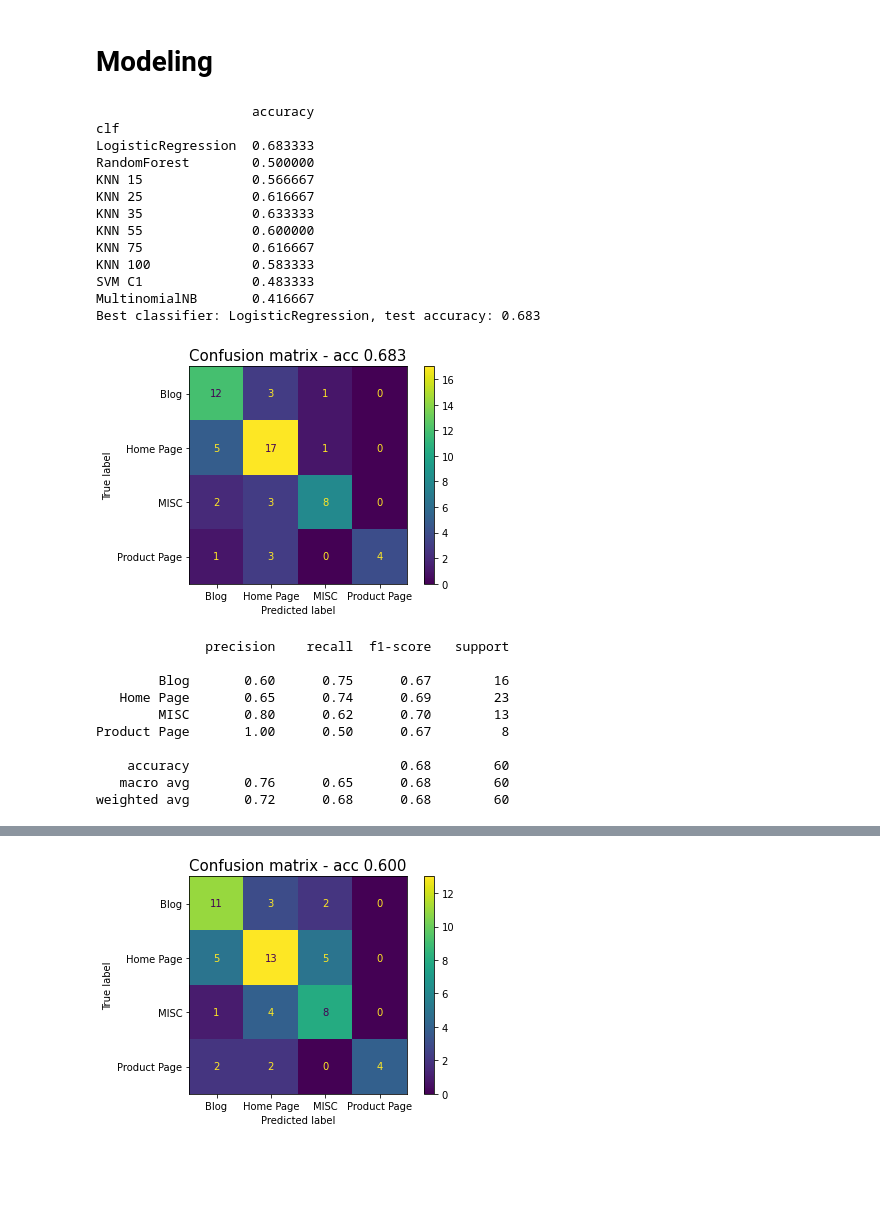
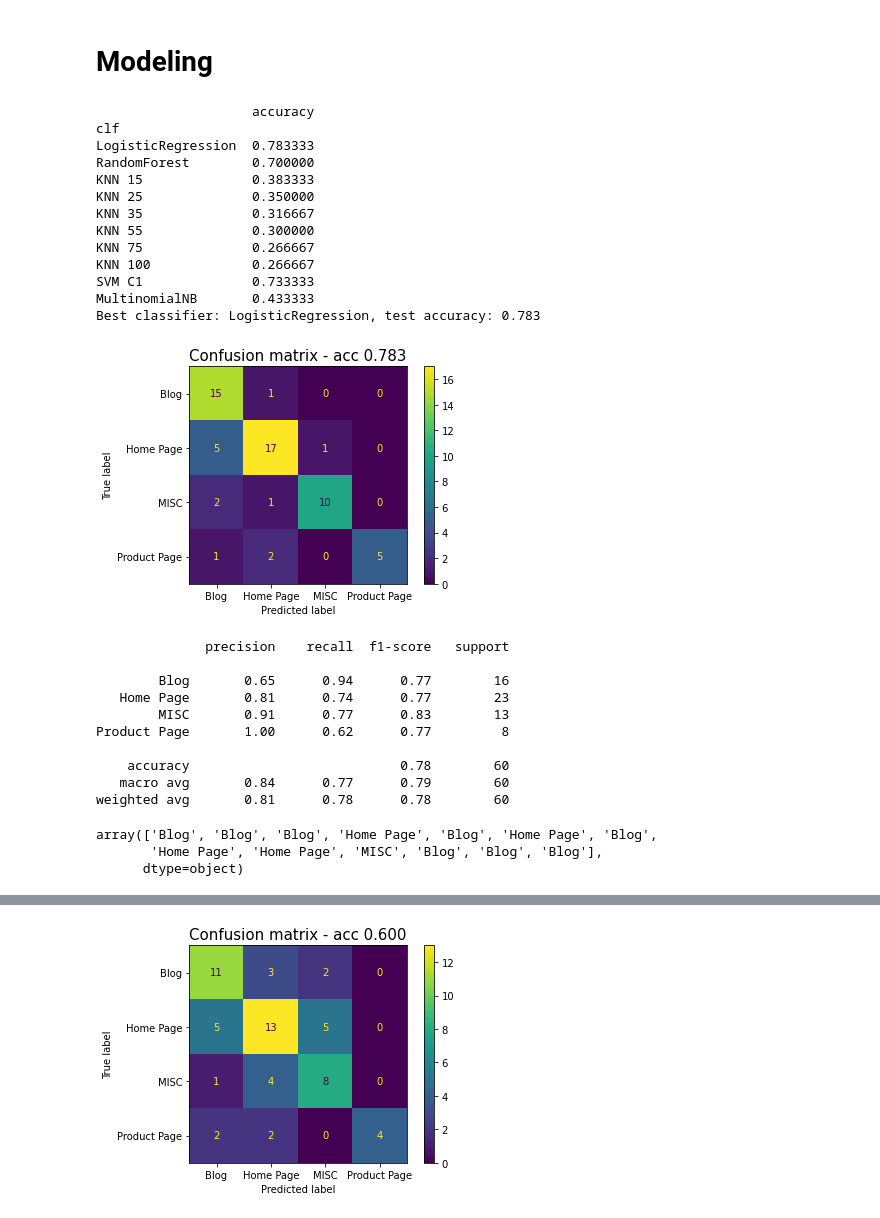
Before and after one commit to hmatzner/text-classification, a Jupyter notebook: url_classification.ipynb, the cells around one changed output, grey strips where cells are left out. Drawn from its saved outputs; the diff is of its cells as text; code cells hidden in the pictures; blank space fills up the shorter version.

Commit message:
acc improved by 10% by working with full text instead of summary

```diff
--- a/url_classification.ipynb
+++ b/url_classification.ipynb
@@ -140,7 +140,7 @@ for html in htmls:
 y = df[TARGET].tolist()
 # %%
 # Important cell # 7
-summaries = [(toi_article.title + '. ' + toi_article.summary).replace('\n', ' ') for toi_article in toi_articles]
+summaries = [(toi_article.title + '. ' + toi_article.text).replace('\n', ' ') for toi_article in toi_articles]
 # %%
 len(y), len(summaries)
 # %% [output]
@@ -383,37 +383,42 @@ print(f'Best classifier: {clf_name}, test accuracy: {test_acc:.3f}')
 # %% [output]
                     accuracy
 clf
-LogisticRegression  0.683333
-RandomForest        0.500000
-KNN 15              0.566667
-KNN 25              0.616667
-KNN 35              0.633333
-KNN 55              0.600000
-KNN 75              0.616667
-KNN 100             0.583333
-SVM C1              0.483333
-MultinomialNB       0.416667
-Best classifier: LogisticRegression, test accuracy: 0.683
+LogisticRegression  0.783333
+RandomForest        0.700000
+KNN 15              0.383333
+KNN 25              0.350000
+KNN 35              0.316667
+KNN 55              0.300000
+KNN 75              0.266667
+KNN 100             0.266667
+SVM C1              0.733333
+MultinomialNB       0.433333
+Best classifier: LogisticRegression, test accuracy: 0.783
 # %%
 clf = fit_model(LogisticRegression(max_iter=3000,
-                                   class_weight='balanced',
-                                   random_state=0
+                                   class_weight='balanced'
                                    ),
                 X_train_tr,
                 y_train)
 
 y_pred = predict(clf, X_test_tr)
 
 print_confusion_matrix(y_test, y_pred, with_report=True)
 # %% [output]
-[figure, old version]
+[figure, new version]
               precision    recall  f1-score   support
 
-        Blog       0.60      0.75      0.67        16
-   Home Page       0.65      0.74      0.69        23
-        MISC       0.80      0.62      0.70        13
-Product Page       1.00      0.50      0.67         8
+        Blog       0.65      0.94      0.77        16
+   Home Page       0.81      0.74      0.77        23
+        MISC       0.91      0.77      0.83        13
+Product Page       1.00      0.62      0.77         8
 
-    accuracy                           0.68        60
-   macro avg       0.76      0.65      0.68        60
-weighted avg       0.72      0.68      0.68        60
+    accuracy                           0.78        60
+   macro avg       0.84      0.77      0.79        60
+weighted avg       0.81      0.78      0.78        60
+# %%
+y_pred[y_pred != y_test]
+# %% [output]
+array(['Blog', 'Blog', 'Blog', 'Home Page', 'Blog', 'Home Page', 'Blog',
+       'Home Page', 'Home Page', 'MISC', 'Blog', 'Blog', 'Blog'],
+      dtype=object)
```
Also changed, not shown: parts of 13 cells of this notebook.
